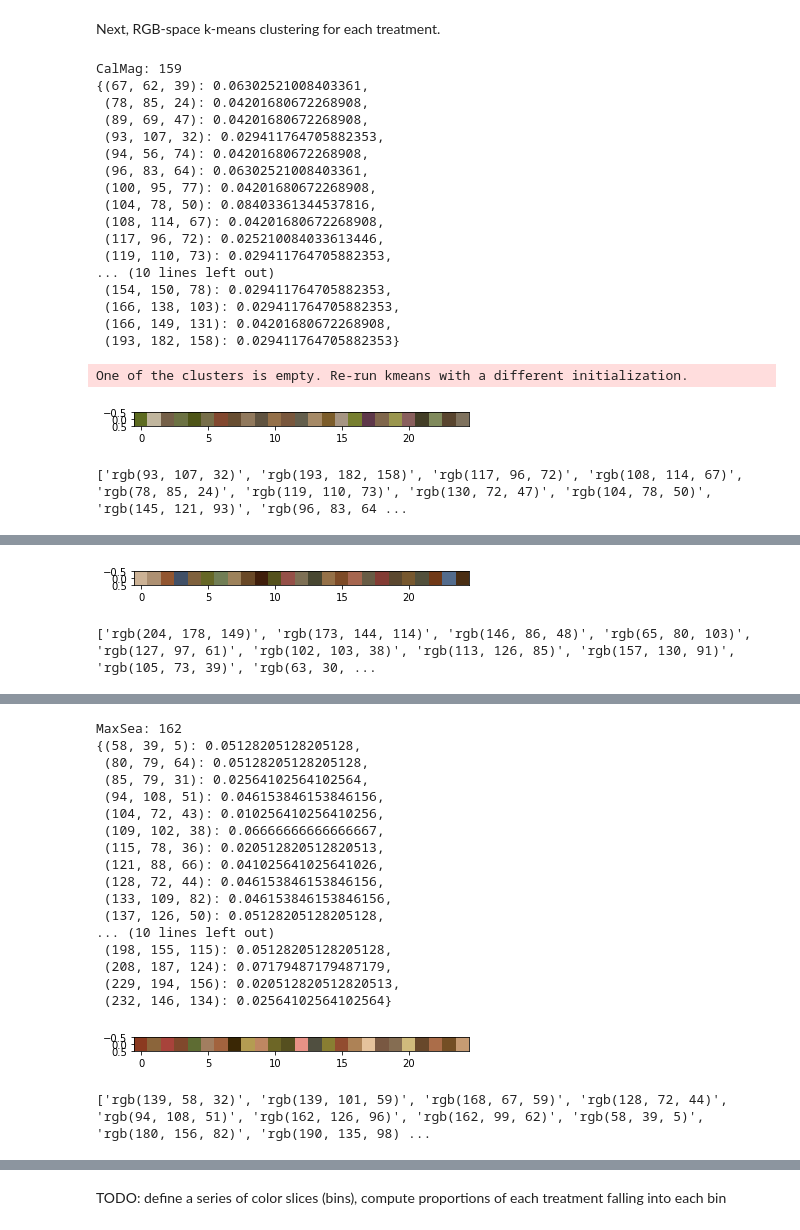
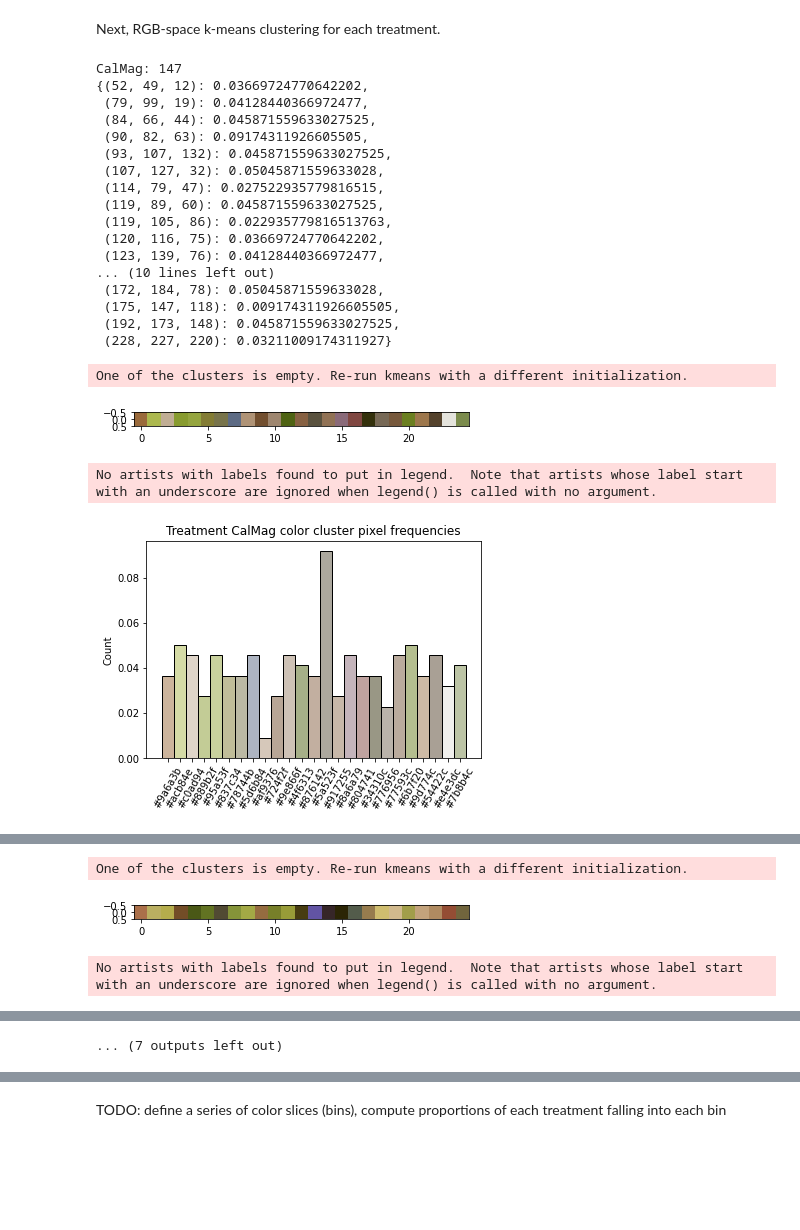
Before and after one commit to wpbonelli/pytcherplants, a Jupyter notebook: notebooks/explore_data.ipynb, the cells around one changed output, grey strips where cells are left out. Drawn from its saved outputs; the diff is of its cells as text; code cells hidden in the pictures; blank space fills up the shorter version.

```diff
--- a/notebooks/explore_data.ipynb
+++ b/notebooks/explore_data.ipynb
@@ -56,6 +56,6 @@ Result files: 10
 # %% [markdown]
 Extract treatment from image name.
 # %%
-df['Treatment'] = df.apply(lambda row: 'Control' if 'Control' in row['Image'] else ('MaxSea' if 'MaxSea' in row['Image'] else ('CalMag' if 'CalMag' in row['Image'] else np.NaN)), axis=1)
+df['Treatment'] = df.apply(lambda row: 'Control' if 'control' in row['Image'].lower() else ('MaxSea' if 'maxsea' in row['Image'].lower() else ('CalMag' if 'calmag' in row['Image'].lower() else np.NaN)), axis=1)
 print(df)
 # %% [output]
@@ -136,6 +136,9 @@ from collections import Counter
 
 from scipy.cluster.vq import kmeans, kmeans2
 import plotly.graph_objects as go
+
+def rgb2hex(color):
+    return "#{:02x}{:02x}{:02x}".format(int(color[0]), int(color[1]), int(color[2]))
 
 treatments = list(np.unique(df['Treatment']))
 for treatment in treatments:
@@ -150,10 +153,19 @@ for treatment in treatments:
     counts = {(int(float(c[0]) * 256), int(float(c[1]) * 256), int(float(c[2]) * 256)): counter[l] for c, l in zip(centers, labels)}
     total = sum(counts.values())
     props = {k: (v / total) for k, v in counts.items()}
-    pprint(props)
 
     plt.imshow([list(props.keys())])
     plt.show()
+
+    x = list([rgb2hex(k) for k in props.keys()])
+    y = list(props.values())
+    hp = sns.histplot(x=x, weights=y, hue=x, palette=x, discrete=True)
+    plt.xticks(rotation=60)
+    plt.legend().remove()
+    plt.title(f"Treatment {treatment} color cluster pixel frequencies")
+    # plt.savefig(join(output_directory, treatment + '.avg.freq.png'))
+    plt.show()
+    plt.clf()
 
     fig = go.Figure()
     r = [k[0] for k in props.keys()]
@@ -161,7 +173,6 @@ for treatment in treatments:
     b = [k[2] for k in props.keys()]
     colors_map = [f'rgb({c[0]}, {c[1]}, {c[2]})' for c in props.keys()]
     sizes_map = list([v * 1000 for v in props.values()])
-    print(colors_map)
     trace=dict(type='scatter3d',
                x=r,
                y=g,
@@ -174,49 +185,50 @@ for treatment in treatments:
         yaxis_title='R',
         zaxis_title='B'))
     fig.show()
 
     # colors = subset.loc[:, ['R', 'G', 'B', 'Freq']].head(100)
     # colors['R'] = colors['R'].astype(float) * 256
     # colors['G'] = colors['G'].astype(float) * 256
     # colors['B'] = colors['B'].astype(float) * 256
     # colors['Freq'] = colors['Freq'].astype(int)
     # print(colors)
 
     # fig = go.Figure()
     # colors_map = [f'rgb({c[0]}, {c[1]}, {c[2]})' for c in list(colors.apply(
     #     lambda r: (float(r['R']), float(r['G']), float(r['B'])), axis=1))]
     # sizes_map = [(int(f) / 2000) for f in list(colors['Freq'])]
     # trace=dict(type='scatter3d',
     #            x=colors['R'],
     #            y=colors['G'],
     #            z=colors['B'],
     #            mode='markers',
     #            marker=dict(color=colors_map, size=sizes_map))
     # fig.add_trace(trace)
     # fig.update_layout(title=treatment, scene=dict(
     #     xaxis_title='G',
     #     yaxis_title='R',
     #     zaxis_title='B'))
     # fig.show()
 # %% [output]
-CalMag: 159
-{(67, 62, 39): 0.06302521008403361,
- (78, 85, 24): 0.04201680672268908,
- (89, 69, 47): 0.04201680672268908,
- (93, 107, 32): 0.029411764705882353,
- (94, 56, 74): 0.04201680672268908,
- (96, 83, 64): 0.06302521008403361,
- (100, 95, 77): 0.04201680672268908,
- (104, 78, 50): 0.08403361344537816,
- (108, 114, 67): 0.04201680672268908,
- (117, 96, 72): 0.025210084033613446,
- (119, 110, 73): 0.029411764705882353,
+CalMag: 147
+{(52, 49, 12): 0.03669724770642202,
+ (79, 99, 19): 0.04128440366972477,
+ (84, 66, 44): 0.045871559633027525,
+ (90, 82, 63): 0.09174311926605505,
+ (93, 107, 132): 0.045871559633027525,
+ (107, 127, 32): 0.05045871559633028,
+ (114, 79, 47): 0.027522935779816515,
+ (119, 89, 60): 0.045871559633027525,
+ (119, 105, 86): 0.022935779816513763,
+ (120, 116, 75): 0.03669724770642202,
+ (123, 139, 76): 0.04128440366972477,
 ... (10 lines left out)
- (154, 150, 78): 0.029411764705882353,
- (166, 138, 103): 0.029411764705882353,
- (166, 149, 131): 0.04201680672268908,
- (193, 182, 158): 0.029411764705882353}
+ (172, 184, 78): 0.05045871559633028,
+ (175, 147, 118): 0.009174311926605505,
+ (192, 173, 148): 0.045871559633027525,
+ (228, 227, 220): 0.03211009174311927}
 One of the clusters is empty. Re-run kmeans with a different initialization.
-[figure, old version]
+[figure, new version]
-['rgb(93, 107, 32)', 'rgb(193, 182, 158)', 'rgb(117, 96, 72)', 'rgb(108, 114, 67)', 'rgb(78, 85, 24)', 'rgb(119, 110, 73)', 'rgb(130, 72, 47)', 'rgb(104, 78, 50)', 'rgb(145, 121, 93)', 'rgb(96, 83, 64 ...
+No artists with labels found to put in legend.  Note that artists whose label start with an underscore are ignored when legend() is called with no argument.
+[figure, new version]
 [interactive output not drawn]
@@ -240,2 +252,3 @@ Control: 215
-[figure, old version]
-['rgb(204, 178, 149)', 'rgb(173, 144, 114)', 'rgb(146, 86, 48)', 'rgb(65, 80, 103)', 'rgb(127, 97, 61)', 'rgb(102, 103, 38)', 'rgb(113, 126, 85)', 'rgb(157, 130, 91)', 'rgb(105, 73, 39)', 'rgb(63, 30, ...
+One of the clusters is empty. Re-run kmeans with a different initialization.
+[figure, new version]
+No artists with labels found to put in legend.  Note that artists whose label start with an underscore are ignored when legend() is called with no argument.
@@ -242,20 +256,2 @@ Control: 215
 [interactive output not drawn]
-MaxSea: 162
-{(58, 39, 5): 0.05128205128205128,
- (80, 79, 64): 0.05128205128205128,
- (85, 79, 31): 0.02564102564102564,
- (94, 108, 51): 0.046153846153846156,
- (104, 72, 43): 0.010256410256410256,
- (109, 102, 38): 0.06666666666666667,
- (115, 78, 36): 0.020512820512820513,
- (121, 88, 66): 0.041025641025641026,
- (128, 72, 44): 0.046153846153846156,
- (133, 109, 82): 0.046153846153846156,
- (137, 126, 50): 0.05128205128205128,
-... (10 lines left out)
- (198, 155, 115): 0.05128205128205128,
- (208, 187, 124): 0.07179487179487179,
- (229, 194, 156): 0.020512820512820513,
- (232, 146, 134): 0.02564102564102564}
-[figure, old version]
-['rgb(139, 58, 32)', 'rgb(139, 101, 59)', 'rgb(168, 67, 59)', 'rgb(128, 72, 44)', 'rgb(94, 108, 51)', 'rgb(162, 126, 96)', 'rgb(162, 99, 62)', 'rgb(58, 39, 5)', 'rgb(180, 156, 82)', 'rgb(190, 135, 98) ...
+... (7 outputs left out)
```
Also changed, not shown: parts of 5 cells of this notebook.
